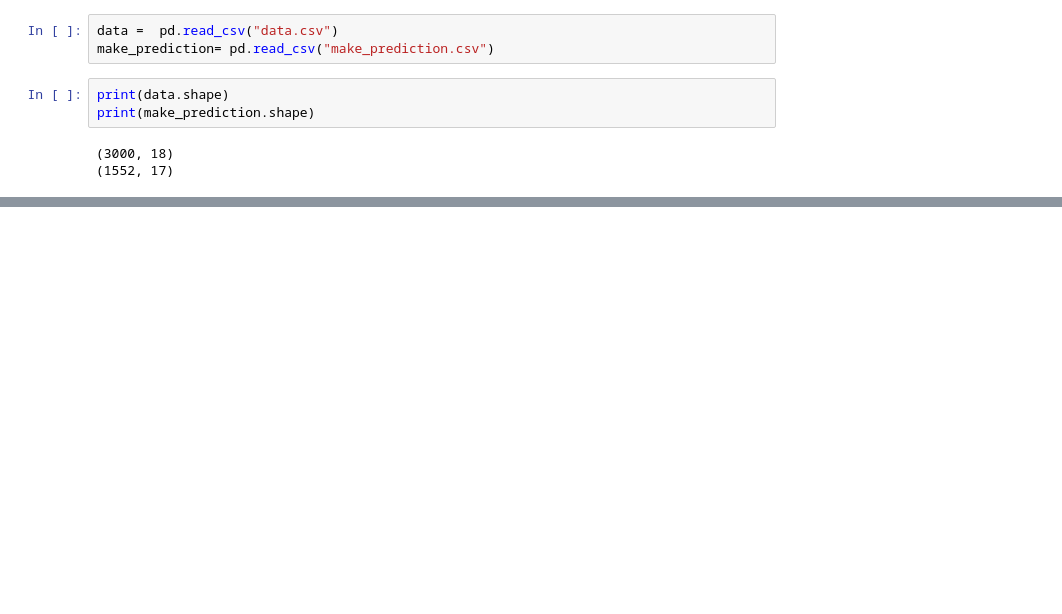
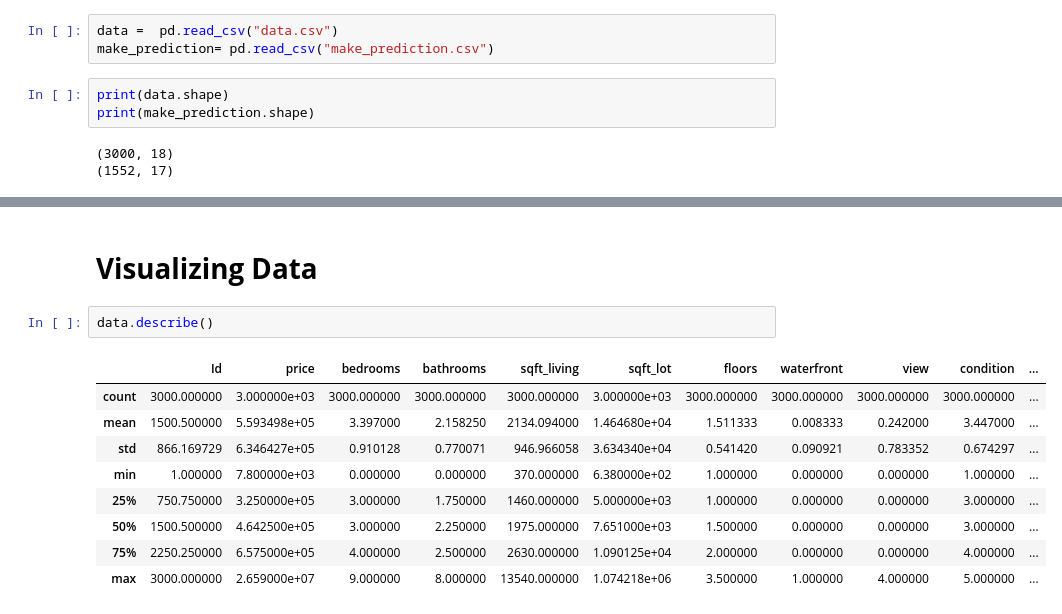
Before and after one commit to rajadevineni/House_Price_Prediction, a Jupyter notebook: KNN_regressor.ipynb, the cells around one changed output, grey strips where cells are left out. Cells and saved outputs as stored; diff of their text form; blank space fills up the shorter version.

```diff
--- a/KNN_regressor.ipynb
+++ b/KNN_regressor.ipynb
@@ -14,0 +40,14 @@ print(make_prediction.shape)
+# %% [markdown]
+# **Visualizing Data**
+# %%
+data.describe()
+# %% [output]
+|  | Id | price | bedrooms | bathrooms | sqft_living | sqft_lot | floors | waterfront | view | condition | ... |
+| count | 3000.000000 | 3.000000e+03 | 3000.000000 | 3000.000000 | 3000.000000 | 3.000000e+03 | 3000.000000 | 3000.000000 | 3000.000000 | 3000.000000 | ... |
+| mean | 1500.500000 | 5.593498e+05 | 3.397000 | 2.158250 | 2134.094000 | 1.464680e+04 | 1.511333 | 0.008333 | 0.242000 | 3.447000 | ... |
+| std | 866.169729 | 6.346427e+05 | 0.910128 | 0.770071 | 946.966058 | 3.634340e+04 | 0.541420 | 0.090921 | 0.783352 | 0.674297 | ... |
+| min | 1.000000 | 7.800000e+03 | 0.000000 | 0.000000 | 370.000000 | 6.380000e+02 | 1.000000 | 0.000000 | 0.000000 | 1.000000 | ... |
+| 25% | 750.750000 | 3.250000e+05 | 3.000000 | 1.750000 | 1460.000000 | 5.000000e+03 | 1.000000 | 0.000000 | 0.000000 | 3.000000 | ... |
+| 50% | 1500.500000 | 4.642500e+05 | 3.000000 | 2.250000 | 1975.000000 | 7.651000e+03 | 1.500000 | 0.000000 | 0.000000 | 3.000000 | ... |
+| 75% | 2250.250000 | 6.575000e+05 | 4.000000 | 2.500000 | 2630.000000 | 1.090125e+04 | 2.000000 | 0.000000 | 0.000000 | 4.000000 | ... |
+| max | 3000.000000 | 2.659000e+07 | 9.000000 | 8.000000 | 13540.000000 | 1.074218e+06 | 3.500000 | 1.000000 | 4.000000 | 5.000000 | ... |
```
Also changed, not shown: parts of 11 cells of this notebook.
